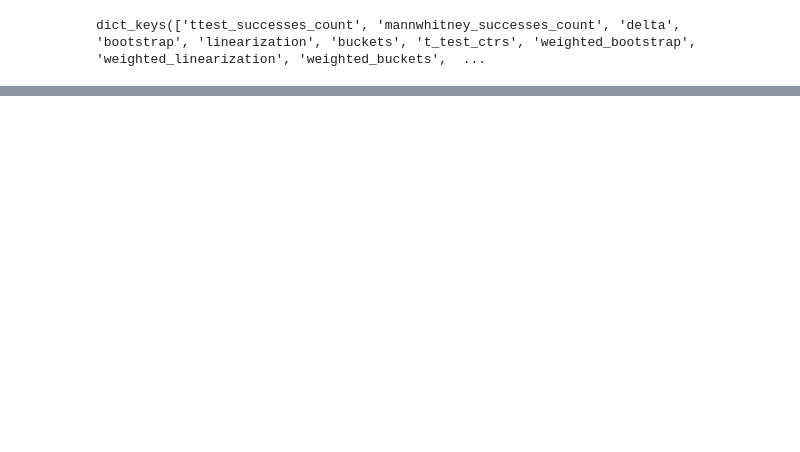
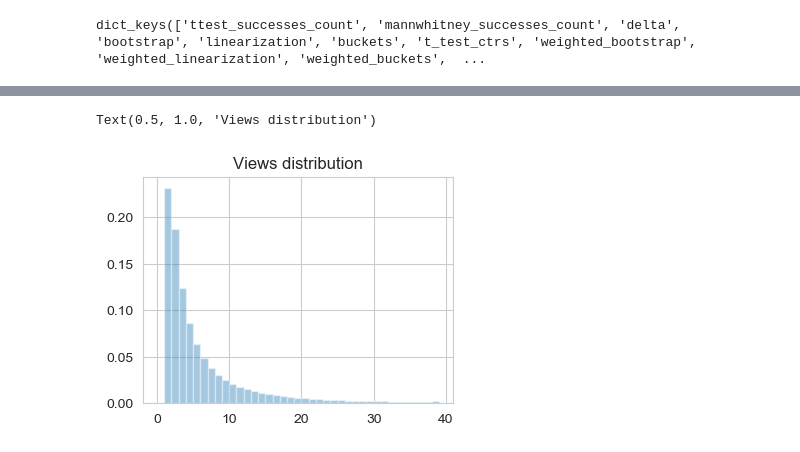
Before and after one commit to marnikitta/stattests, a Jupyter notebook: notebooks/all_experiments.ipynb, the cells around one changed output, grey strips where cells are left out. Cells and saved outputs as stored; diff of their text form; code cells hidden in the pictures; blank space fills up the shorter version.

```diff
--- a/notebooks/all_experiments.ipynb
+++ b/notebooks/all_experiments.ipynb
@@ -240,0 +30,4 @@ fig = plot_summary({
+# %%
+skew_params = []
+for s in np.linspace(0.1, 4, 20):
+    skew_params.append({'success_rate': success_rate, 'uplift': uplift, 'beta': beta, 'skew': s, 'N': N, 'NN': NN})
@@ -240,0 +63,9 @@ fig = plot_summary({
+# %%
+fig, ax = plt.subplots(figsize=figsize, dpi=dpi)
+
+(attempts_0_ab, successes_0_ab), _, gt_success_rates = generate_data(**skew_params[6])
+sns.distplot(attempts_0_ab.flatten(), bins=range(0, 40), ax=ax, kde=False, norm_hist=True)
+ax.set_title('Views distribution')
+# %% [output]
+Text(0.5, 1.0, 'Views distribution')
+[figure, added]
```
Also changed, not shown: parts of 84 cells of this notebook, 20 other files.
